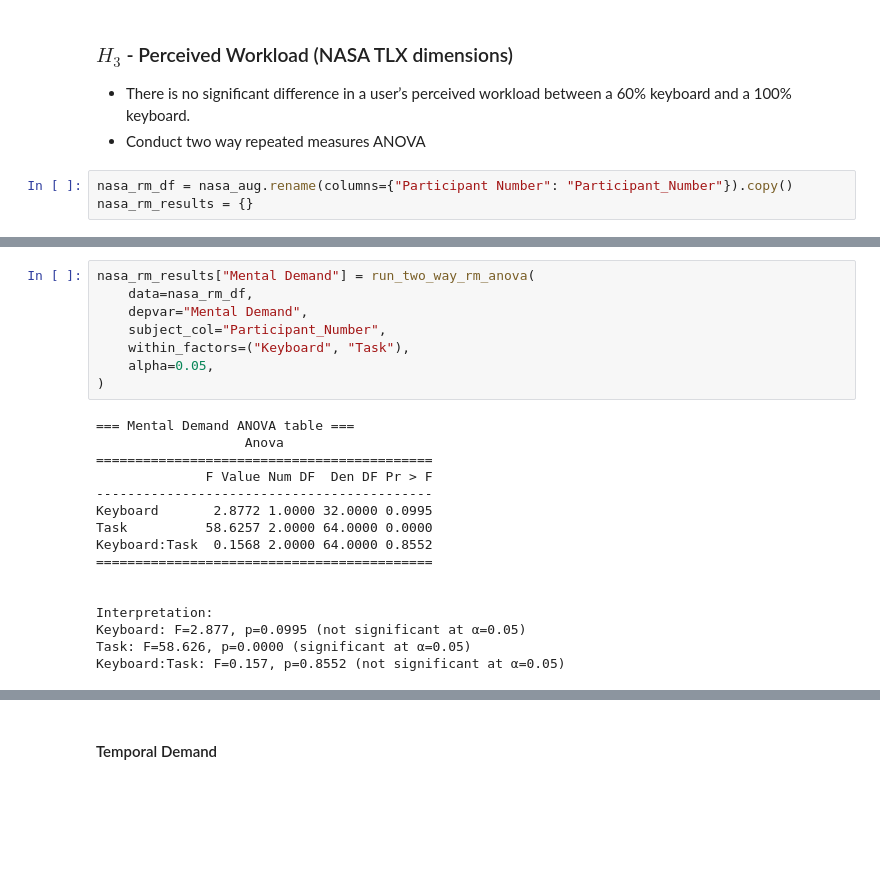
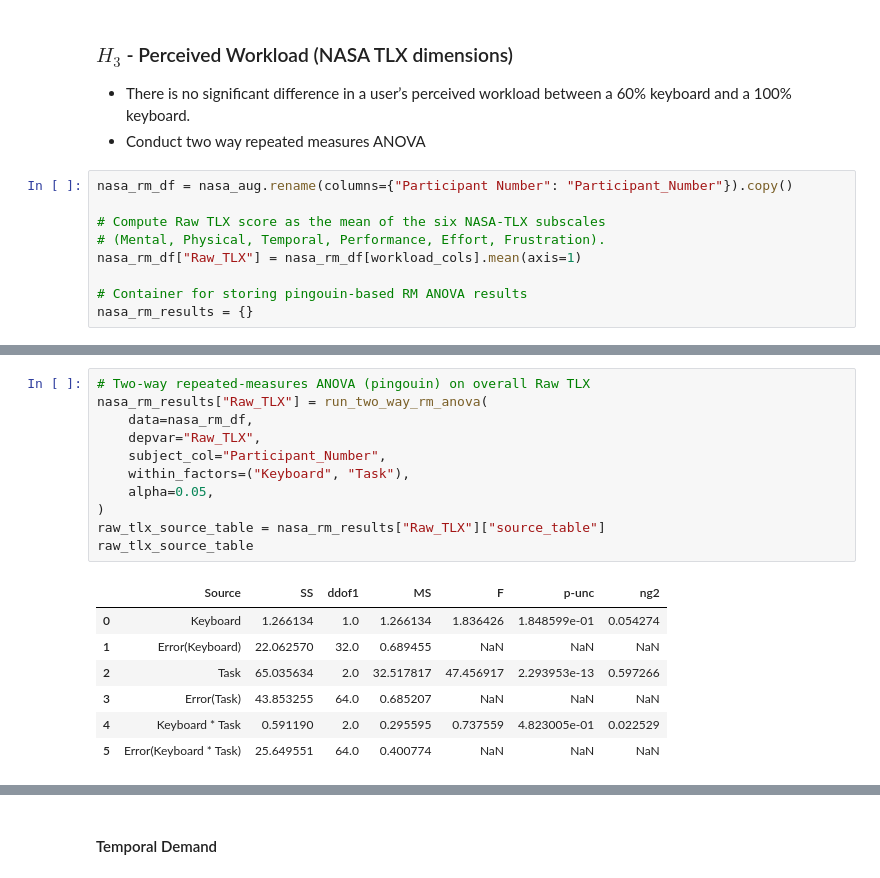
Before and after one commit to chris-asturiano/typing-test, a Jupyter notebook: data_analysis/data_analysis.ipynb, the cells around one changed output, grey strips where cells are left out. Saved outputs shown, nothing was run; the diff lists cells and outputs as text; blank space fills up the shorter version.

```diff
--- a/data_analysis/data_analysis.ipynb
+++ b/data_analysis/data_analysis.ipynb
@@ -993,5 +1047,11 @@ Keyboard:Task: F=0.174, p=0.8410 (not significant at α=0.05)
 - Conduct two way repeated measures ANOVA
 # %%
 nasa_rm_df = nasa_aug.rename(columns={"Participant Number": "Participant_Number"}).copy()
+
+# Compute Raw TLX score as the mean of the six NASA-TLX subscales
+# (Mental, Physical, Temporal, Performance, Effort, Frustration).
+nasa_rm_df["Raw_TLX"] = nasa_rm_df[workload_cols].mean(axis=1)
+
+# Container for storing pingouin-based RM ANOVA results
 nasa_rm_results = {}
 # %% [markdown]
@@ -999,24 +1059,19 @@ nasa_rm_results = {}
 # %%
-nasa_rm_results["Mental Demand"] = run_two_way_rm_anova(
+# Two-way repeated-measures ANOVA (pingouin) on overall Raw TLX
+nasa_rm_results["Raw_TLX"] = run_two_way_rm_anova(
     data=nasa_rm_df,
-    depvar="Mental Demand",
+    depvar="Raw_TLX",
     subject_col="Participant_Number",
     within_factors=("Keyboard", "Task"),
     alpha=0.05,
 )
+raw_tlx_source_table = nasa_rm_results["Raw_TLX"]["source_table"]
+raw_tlx_source_table
 # %% [output]
-=== Mental Demand ANOVA table ===
-                   Anova
-===========================================
-              F Value Num DF  Den DF Pr > F
--------------------------------------------
-Keyboard       2.8772 1.0000 32.0000 0.0995
-Task          58.6257 2.0000 64.0000 0.0000
-Keyboard:Task  0.1568 2.0000 64.0000 0.8552
-===========================================
-
-
-Interpretation:
-Keyboard: F=2.877, p=0.0995 (not significant at α=0.05)
-Task: F=58.626, p=0.0000 (significant at α=0.05)
-Keyboard:Task: F=0.157, p=0.8552 (not significant at α=0.05)
+|  | Source | SS | ddof1 | MS | F | p-unc | ng2 |
+| 0 | Keyboard | 1.266134 | 1.0 | 1.266134 | 1.836426 | 1.848599e-01 | 0.054274 |
+| 1 | Error(Keyboard) | 22.062570 | 32.0 | 0.689455 | NaN | NaN | NaN |
+| 2 | Task | 65.035634 | 2.0 | 32.517817 | 47.456917 | 2.293953e-13 | 0.597266 |
+| 3 | Error(Task) | 43.853255 | 64.0 | 0.685207 | NaN | NaN | NaN |
+| 4 | Keyboard * Task | 0.591190 | 2.0 | 0.295595 | 0.737559 | 4.823005e-01 | 0.022529 |
+| 5 | Error(Keyboard * Task) | 25.649551 | 64.0 | 0.400774 | NaN | NaN | NaN |
```
Also changed, not shown: parts of 19 cells of this notebook, 26 other files.
